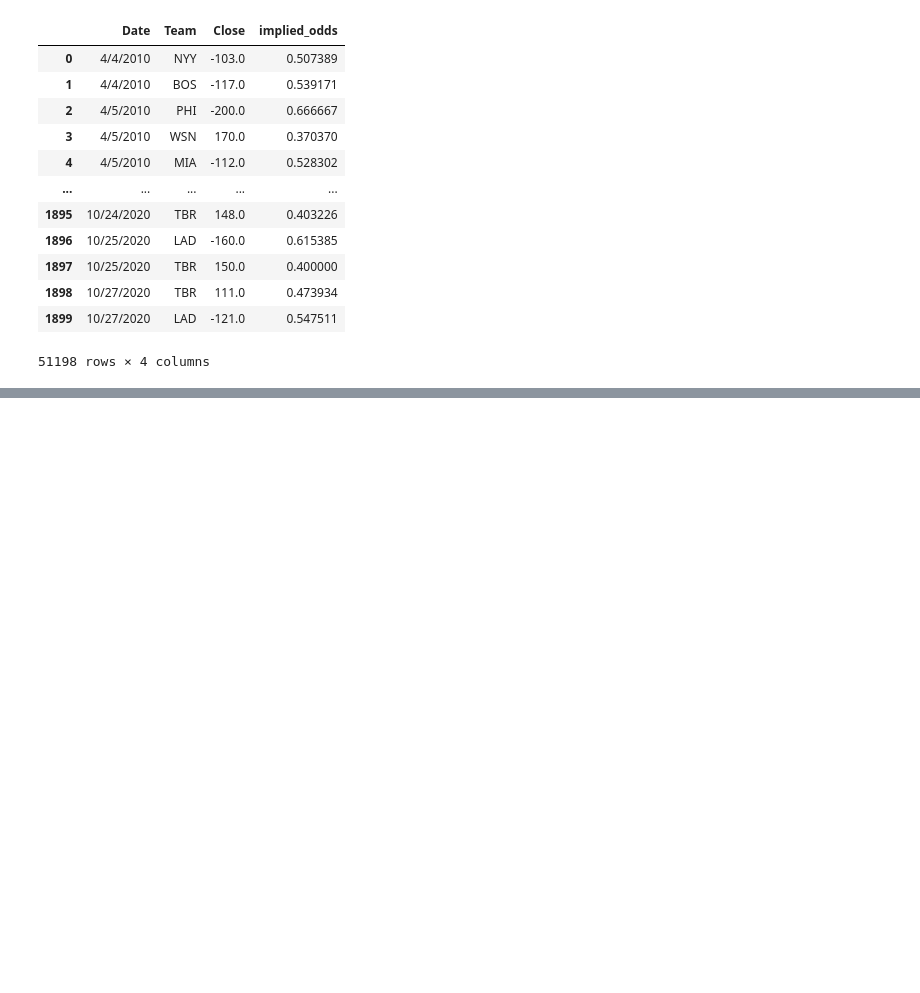
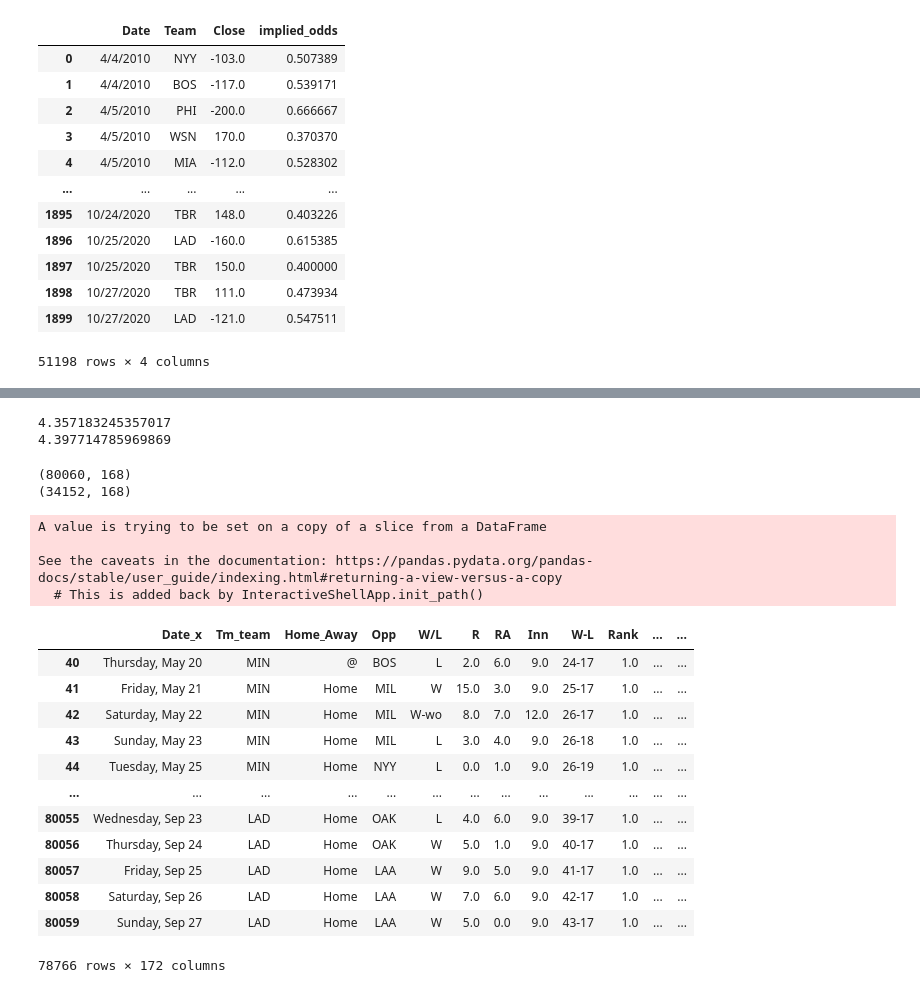
Before and after one commit to andrewgreenconvoy/betting-analysis-regarding-baseball, a Jupyter notebook: First Predictive Model with Lines.ipynb, the cells around one changed output, grey strips where cells are left out. Drawn from its saved outputs; the diff is of its cells as text; code cells hidden in the pictures; blank space fills up the shorter version.

```diff
--- a/First Predictive Model with Lines.ipynb
+++ b/First Predictive Model with Lines.ipynb
@@ -154,0 +567,15 @@ game_odds
+# %%
+pred_df = combined_game_data.copy()
+pred_df['r_pred'] = np.nan
+pred_df['ra_pred'] = np.nan
+
+for d in dates:
+    print(d)
+    try:
+        r_preds = r_model(df=pred_df, date = d)
+        ra_preds = ra_model(df=pred_df, date = d)
+        pred_df['r_pred'][pred_df['Date_y'] == d] = r_preds
+        pred_df['ra_pred'][pred_df['Date_y'] == d] = ra_preds
+    except:
+        print('skipped')
+        continue
@@ -154,0 +610,6 @@ game_odds
+# %%
+print(np.mean(pred_df['r_pred']))
+print(np.mean(pred_df['ra_pred']))
+# %% [output]
+4.357183245357017
+4.397714785969869
@@ -154,0 +631,37 @@ game_odds
+# %%
+print(matchups.shape)
+print(matchups[(matchups['PT_team'] > 0) & (matchups['PT_opponent'] > 0)].shape)
+# %% [output]
+(80060, 168)
+(34152, 168)
+# %%
+#remove first 40 games in the dataset
+matchups = matchups[(matchups['teams_games_team'] > 40) & (matchups['teams_games_opponent'] > 40)]
+
+#calculate the probability of winning or losing
+matchups['team_wins'] = matchups['PT_team'] * (1 - matchups ['PT_opponent'])
+matchups['team_loses'] = (1-matchups['PT_team']) * matchups ['PT_opponent']
+
+#win probability calculation
+matchups['win_probability'] = matchups['team_wins'] / (matchups['team_wins'] + matchups['team_loses'])
+matchups['win'] = 0
+matchups['win'][matchups['W/L'] == 'W'] = 1
+matchups
+# %% [output]
+A value is trying to be set on a copy of a slice from a DataFrame
+
+See the caveats in the documentation: https://pandas.pydata.org/pandas-docs/stable/user_guide/indexing.html#returning-a-view-versus-a-copy
+  # This is added back by InteractiveShellApp.init_path()
+|  | Date_x | Tm_team | Home_Away | Opp | W/L | R | RA | Inn | W-L | Rank | ... | ... |
+| 40 | Thursday, May 20 | MIN | @ | BOS | L | 2.0 | 6.0 | 9.0 | 24-17 | 1.0 | ... | ... |
+| 41 | Friday, May 21 | MIN | Home | MIL | W | 15.0 | 3.0 | 9.0 | 25-17 | 1.0 | ... | ... |
+| 42 | Saturday, May 22 | MIN | Home | MIL | W-wo | 8.0 | 7.0 | 12.0 | 26-17 | 1.0 | ... | ... |
+| 43 | Sunday, May 23 | MIN | Home | MIL | L | 3.0 | 4.0 | 9.0 | 26-18 | 1.0 | ... | ... |
+| 44 | Tuesday, May 25 | MIN | Home | NYY | L | 0.0 | 1.0 | 9.0 | 26-19 | 1.0 | ... | ... |
+| ... | ... | ... | ... | ... | ... | ... | ... | ... | ... | ... | ... | ... |
+| 80055 | Wednesday, Sep 23 | LAD | Home | OAK | L | 4.0 | 6.0 | 9.0 | 39-17 | 1.0 | ... | ... |
+| 80056 | Thursday, Sep 24 | LAD | Home | OAK | W | 5.0 | 1.0 | 9.0 | 40-17 | 1.0 | ... | ... |
+| 80057 | Friday, Sep 25 | LAD | Home | LAA | W | 9.0 | 5.0 | 9.0 | 41-17 | 1.0 | ... | ... |
+| 80058 | Saturday, Sep 26 | LAD | Home | LAA | W | 7.0 | 6.0 | 9.0 | 42-17 | 1.0 | ... | ... |
+| 80059 | Sunday, Sep 27 | LAD | Home | LAA | W | 5.0 | 0.0 | 9.0 | 43-17 | 1.0 | ... | ... |
+78766 rows × 172 columns
```
Also changed, not shown: parts of 24 cells of this notebook.
